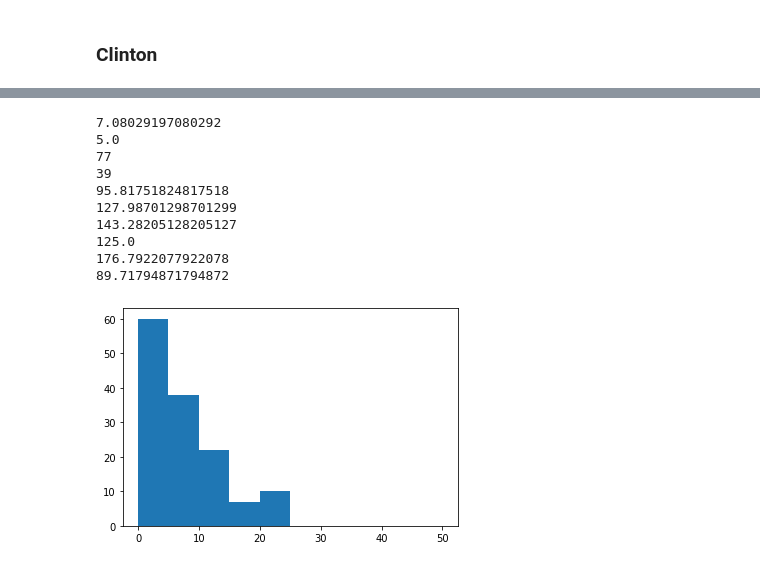
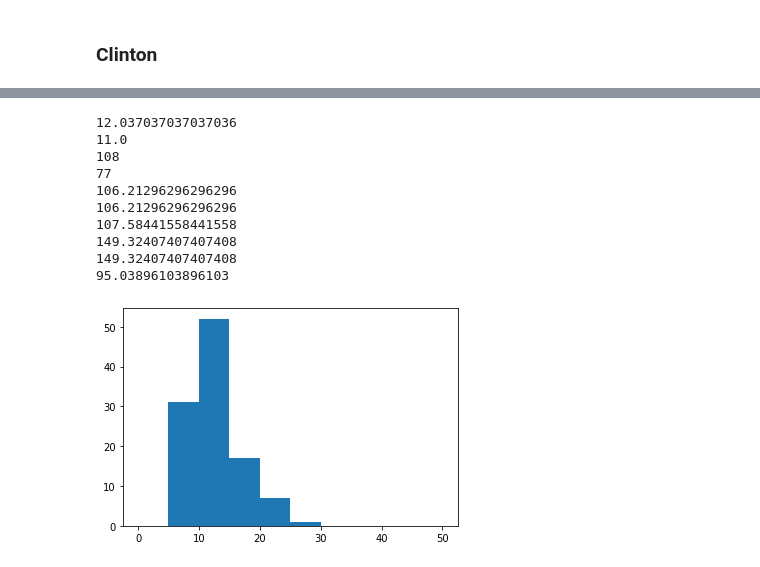
Before and after one commit to SourabhChakraborty/undergrad_thesis, a Jupyter notebook: politics_comment_similarities.ipynb, the cells around one changed output, grey strips where cells are left out. Drawn from its saved outputs; the diff is of its cells as text; code cells hidden in the pictures.

```diff
--- a/politics_comment_similarities.ipynb
+++ b/politics_comment_similarities.ipynb
@@ -1289,6 +1090,0 @@ print(len(set(most_similar_user_svd_m[clinton_user_indices]).intersection(clinto
-# %%
-sanders_sanders_sims_m = []
-
-for i in range(len(sanders_user_indices)):
-    for j in range(i+1, len(sanders_user_indices)):
-        sanders_sanders_sims_m.append(svd_cosine_sims_m[i,j])
@@ -1300,6 +1090,0 @@ plt.show()
-# %%
-trump_trump_sims_m = []
-
-for i in range(len(trump_user_indices)):
-    for j in range(i+1, len(trump_user_indices)):
-        trump_trump_sims_m.append(svd_cosine_sims_m[i,j])
@@ -1311,6 +1090,0 @@ plt.show()
-# %%
-clinton_clinton_sims_m = []
-
-for i in range(len(clinton_user_indices)):
-    for j in range(i+1, len(clinton_user_indices)):
-        clinton_clinton_sims_m.append(svd_cosine_sims_m[i,j])
@@ -1327,5 +1090,0 @@ plt.show()
-# %%
-most_similar_50_users_svd_m = np.zeros((subreddit_tfidf.shape[0],50), dtype = np.int32)
-
-for i in range(subreddit_tfidf.shape[0]):
-    most_similar_50_users_svd_m[i] = np.flip(np.argsort(svd_cosine_sims_m[i])[-50:])
@@ -1577,27 +1259,27 @@ plt.show()
 # %%
-print(np.mean([len(most_similar_50_set_m[i].intersection(sanders_user_indices)) for i in clinton_user_indices]))
-print(np.median([len(most_similar_50_set_m[i].intersection(sanders_user_indices)) for i in clinton_user_indices]))
-print(sum([1 for i in clinton_user_indices if len(most_similar_50_set_m[i].intersection(sanders_user_indices)) >= 5]))
-print(sum([1 for i in clinton_user_indices if len(most_similar_50_set_m[i].intersection(sanders_user_indices)) >= 10]))
+print(np.mean([len(most_similar_50_set[i].intersection(sanders_user_indices)) for i in clinton_user_indices]))
+print(np.median([len(most_similar_50_set[i].intersection(sanders_user_indices)) for i in clinton_user_indices]))
+print(sum([1 for i in clinton_user_indices if len(most_similar_50_set[i].intersection(sanders_user_indices)) >= 5]))
+print(sum([1 for i in clinton_user_indices if len(most_similar_50_set[i].intersection(sanders_user_indices)) >= 10]))
 print(np.mean([num_clinton[author_names[i]] for i in clinton_user_indices]))
-print(np.mean([num_clinton[author_names[i]] for i in clinton_user_indices if len(most_similar_50_set_m[i].intersection(sanders_user_indices)) >= 5]))
-print(np.mean([num_clinton[author_names[i]] for i in clinton_user_indices if len(most_similar_50_set_m[i].intersection(sanders_user_indices)) >= 10]))
+print(np.mean([num_clinton[author_names[i]] for i in clinton_user_indices if len(most_similar_50_set[i].intersection(sanders_user_indices)) >= 5]))
+print(np.mean([num_clinton[author_names[i]] for i in clinton_user_indices if len(most_similar_50_set[i].intersection(sanders_user_indices)) >= 10]))
 print(np.mean([num_sanders[author_names[i]] for i in clinton_user_indices]))
-print(np.mean([num_sanders[author_names[i]] for i in clinton_user_indices if len(most_similar_50_set_m[i].intersection(sanders_user_indices)) >= 5]))
-print(np.mean([num_sanders[author_names[i]] for i in clinton_user_indices if len(most_similar_50_set_m[i].intersection(sanders_user_indices)) >= 10]))
+print(np.mean([num_sanders[author_names[i]] for i in clinton_user_indices if len(most_similar_50_set[i].intersection(sanders_user_indices)) >= 5]))
+print(np.mean([num_sanders[author_names[i]] for i in clinton_user_indices if len(most_similar_50_set[i].intersection(sanders_user_indices)) >= 10]))
 
-plt.hist([len(most_similar_50_set_m[i].intersection(sanders_user_indices)) for i in clinton_user_indices], range = (0,50))
+plt.hist([len(most_similar_50_set[i].intersection(sanders_user_indices)) for i in clinton_user_indices], range = (0,50))
 plt.show()
 # %% [output]
-7.08029197080292
-5.0
+12.037037037037036
+11.0
+108
 77
-39
-95.81751824817518
-127.98701298701299
-143.28205128205127
-125.0
-176.7922077922078
-89.71794871794872
+106.21296296296296
+106.21296296296296
+107.58441558441558
+149.32407407407408
+149.32407407407408
+95.03896103896103
-[figure, old version]
+[figure, new version]
 # %%
```
Also changed, not shown: parts of 93 cells of this notebook.
